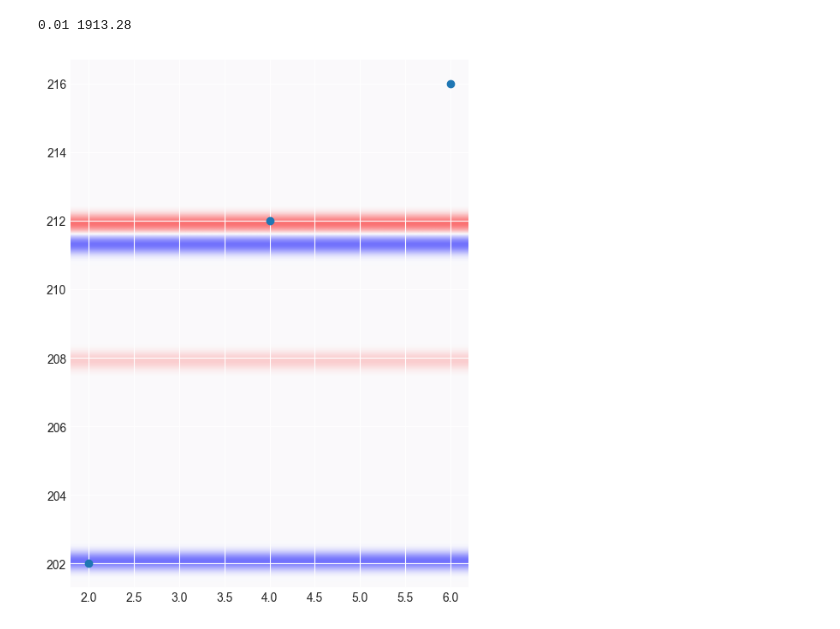
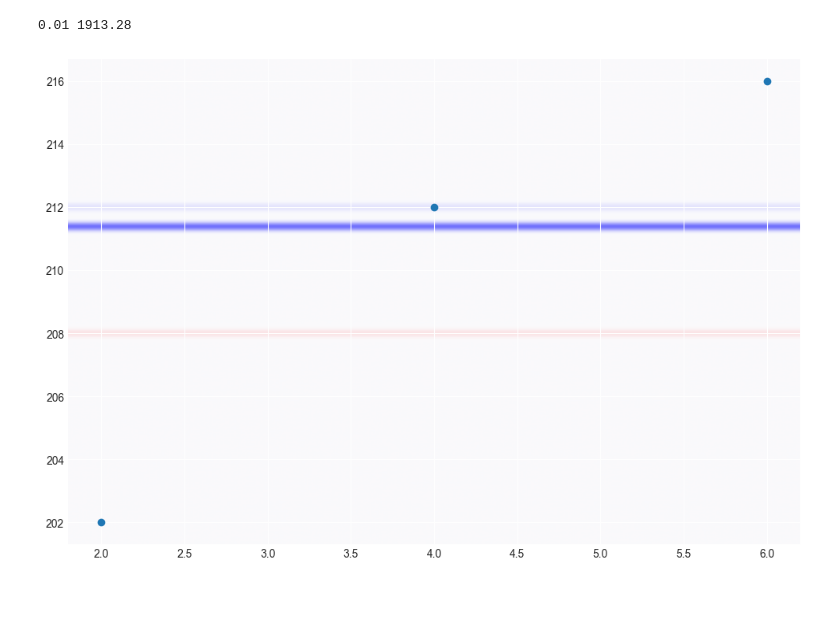
Before and after one commit to Altair200333/traderbor, a Jupyter notebook: notebooks/explore.ipynb, the cells around one changed output. Drawn from its saved outputs; the diff is of its cells as text; code cells hidden in the pictures; blank space fills up the shorter version.

```diff
--- a/notebooks/explore.ipynb
+++ b/notebooks/explore.ipynb
@@ -175,15 +175,18 @@ print(min([entry["amount"] for entry in bid_ask["bid"]]), max([entry["amount"] f
 # %% [output]
 0.01 1913.28
 # %%
+# normalize values by amplitued
 def normalized_grid(grid):
     threshold = 0.00001
     min_value, max_value = grid.min(), grid.max()
-    values_range = max_value - min_value
+    values_range = max(abs(max_value), abs(min_value)) * 2.0
     if values_range < threshold:
         return grid
     return (grid - min_value)/values_range * 2 - 1.0
 # %%
 def normalize_heights(heights):
+    if len(heights) == 0:
+        return heights
     heights = np.array(heights)
     values = heights[:, 1]
 
@@ -199,9 +202,9 @@ def create_heatmap_grid(heights, height_range, display_range, heatmap_size):
 
     # clamp and normalize data displayed
     heights = np.array(heights)
-    if display_range is not None:
+    if display_range is not None and len(heights) > 0:
         range_low, range_high = display_range
-        heights[:, 1] = np.clip(heights[:, 1], range_low, range_high)
+        heights = [x for x in heights if x[1] >= range_low and x[1] <= range_high]
     heights = normalize_heights(heights)
 
     for height_data in heights:
@@ -215,7 +218,9 @@ def create_heatmap_grid(heights, height_range, display_range, heatmap_size):
         for i in range(0, w):
             heatmap_grid[pixel_h, i] += value
 
-def plot_support_heatmap(data_points, heights, display_range=None, shape=(6, 8), heatmap_size=(2, 50), cmap="bwr"):
+    return heatmap_grid
+
+def plot_support_heatmap(data_points, heights, display_range=None, figsize=(12, 8), heatmap_size=(2, 100), cmap="bwr"):
     """
     data_points - array of datapoints [[x, y] ... ]
     heights - array of values at y [[y, value] ... ]
@@ -226,33 +231,12 @@ def plot_support_heatmap(data_points, heights, display_range=None, shape=(6, 8),
     y_scatter = [x[1] for x in data_points]
 
 
-    fig, ax = plt.subplots(figsize=shape)
+    fig, ax = plt.subplots(figsize=figsize)
     ax.scatter(x_scatter, y_scatter, label='Data Points')
     [min_h, max_h] = ax.get_ylim()
     [min_x, max_x] = ax.get_xlim()
 
-    #heatmap_grid = create_heatmap_grid()
-    w, h = heatmap_size
-
-    heatmap_grid = np.zeros((h, w))
-
-    # clamp and normalize data displayed
-    heights = np.array(heights)
-    if display_range is not None:
-        range_low, range_high = display_range
-        heights[:, 1] = np.clip(heights[:, 1], range_low, range_high)
-    heights = normalize_heights(heights)
-
-    for height_data in heights:
-        height = height_data[0]
-        value = height_data[1]
-
-        t = get_t(height, min_h, max_h)
-        pixel_h = round(t * (h - 1))
-        pixel_h = clamp(pixel_h, 0, h - 1)
-
-        for i in range(0, w):
-            heatmap_grid[pixel_h, i] += value
+    heatmap_grid = create_heatmap_grid(heights, height_range=(min_h, max_h), display_range=display_range, heatmap_size=heatmap_size)
 
     ## Plotting and Overlaying the heatmap
     cmap_heatmap = plt.get_cmap(cmap)
@@ -260,8 +244,8 @@ def plot_support_heatmap(data_points, heights, display_range=None, shape=(6, 8),
     plt.show()
 # %%
 data_points = [[2, 202], [4, 212], [6, 216]]
-heights = [[202, -0.5], [208, 0.5], [212, 1], [211.4, -0.5]]
+heights = [[202, -2], [208, 3], [211.4, -0.5], [212, 2]]
 
-plot_support_heatmap(data_points, heights, display_range=(-1, 1))
+plot_support_heatmap(data_points, heights, display_range=(-1, 10))
 # %% [output]
-[figure, old version]
+[figure, new version]
```
Also changed, not shown: parts of 4 cells of this notebook.
